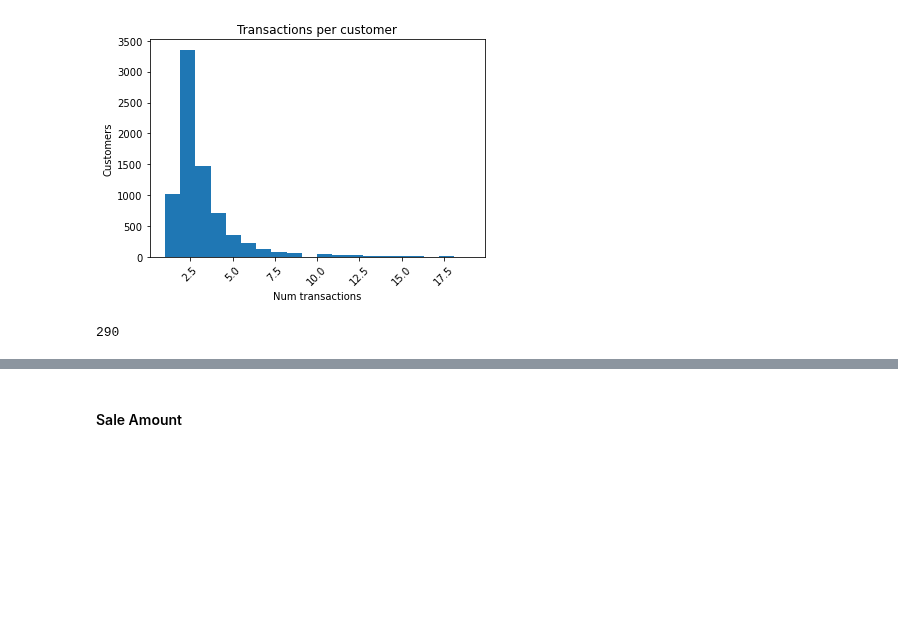
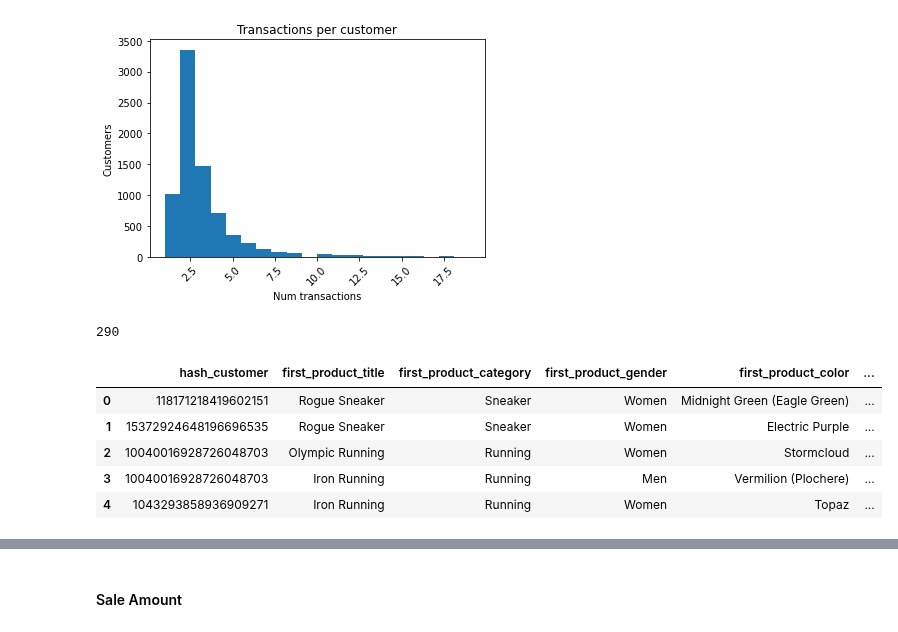
Before and after one commit to jeremypmobley/nonsense, a Jupyter notebook: flagship/flagship_eda.ipynb, the cells around one changed output, grey strips where cells are left out. Drawn from its saved outputs; the diff is of its cells as text; code cells hidden in the pictures; blank space fills up the shorter version.

```diff
--- a/flagship/flagship_eda.ipynb
+++ b/flagship/flagship_eda.ipynb
@@ -386,0 +404,9 @@ toy_dataset_df[toy_dataset_df['hash_customer']==934772523603658765]['transaction
+# %%
+purchase_path_df.head()
+# %% [output]
+|  | hash_customer | first_product_title | first_product_category | first_product_gender | first_product_color | ... |
+| 0 | 118171218419602151 | Rogue Sneaker | Sneaker | Women | Midnight Green (Eagle Green) | ... |
+| 1 | 15372924648196696535 | Rogue Sneaker | Sneaker | Women | Electric Purple | ... |
+| 2 | 10040016928726048703 | Olympic Running | Running | Women | Stormcloud | ... |
+| 3 | 10040016928726048703 | Iron Running | Running | Men | Vermilion (Plochere) | ... |
+| 4 | 1043293858936909271 | Iron Running | Running | Women | Topaz | ... |
```
Also changed, not shown: parts of 22 cells of this notebook, 1 other file.
